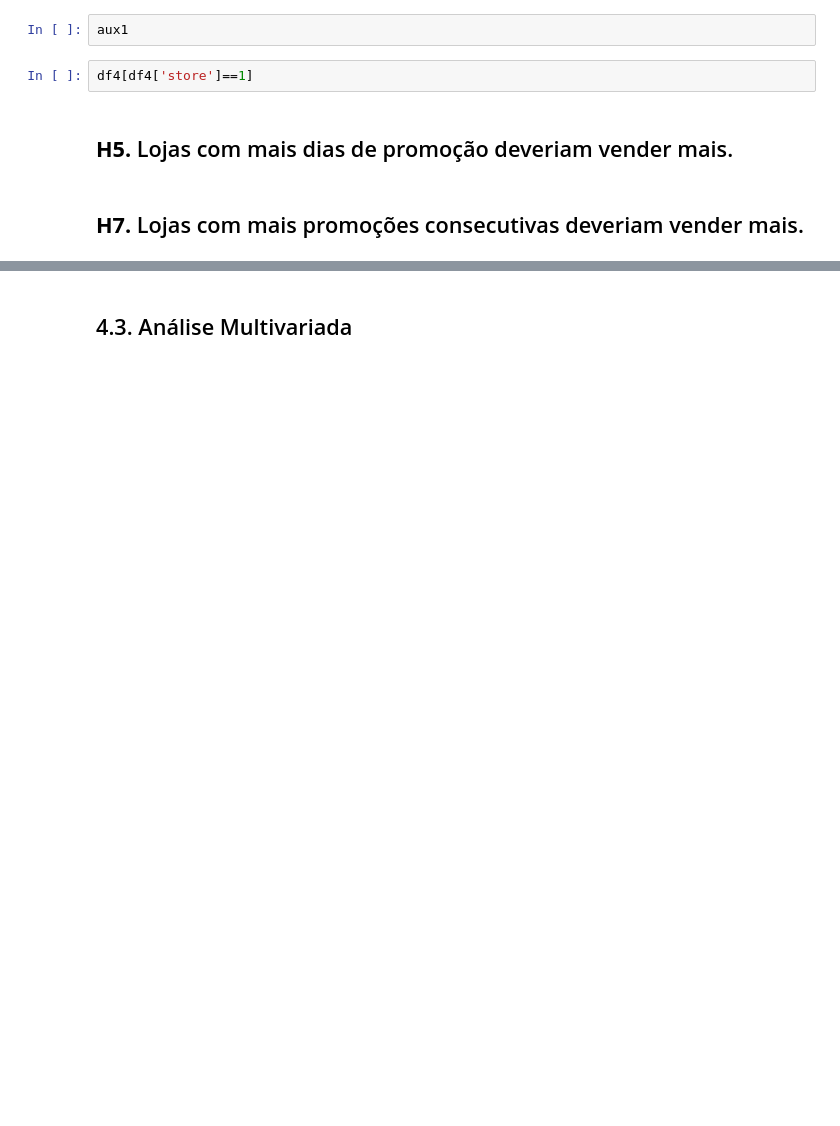
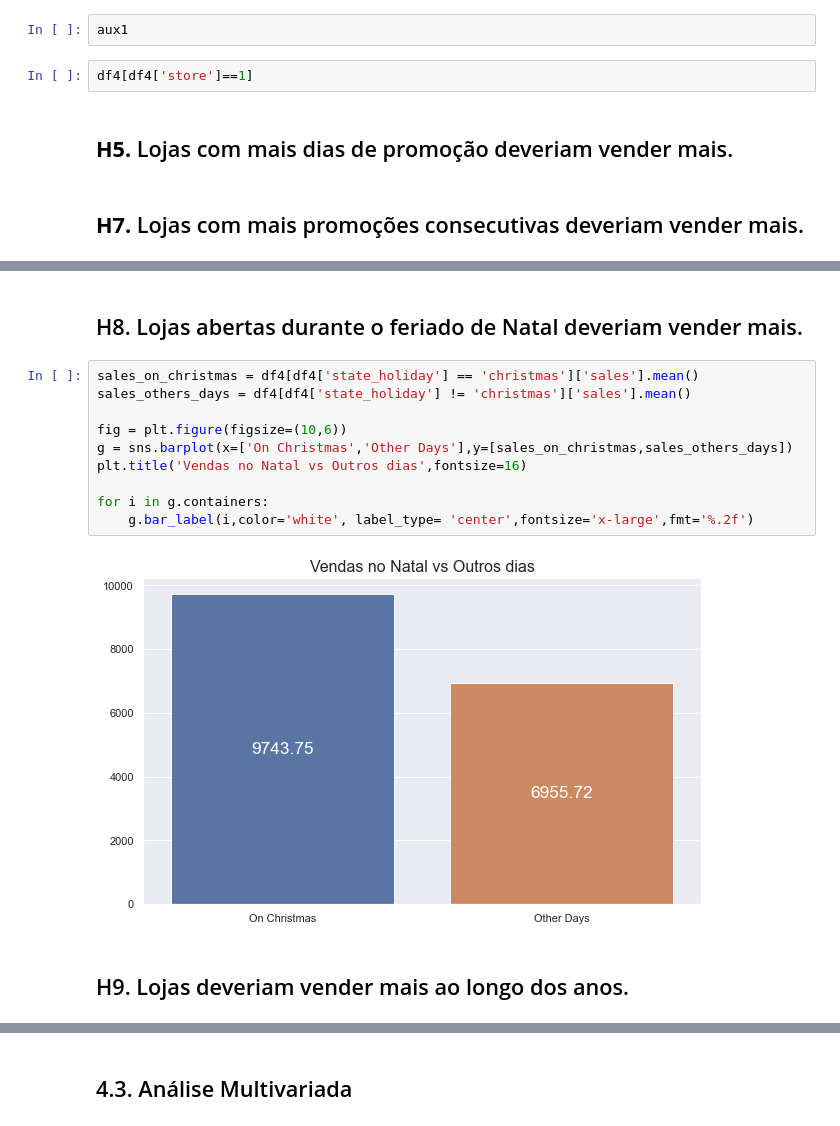
Before and after one commit to ArthurMesquita96/Rossmann-Predict-Sales, a Jupyter notebook: m03_v01_store_sales_predicton.ipynb, the cells around one changed output, grey strips where cells are left out. Drawn from its saved outputs; the diff is of its cells as text; blank space fills up the shorter version.

```diff
--- a/m03_v01_store_sales_predicton.ipynb
+++ b/m03_v01_store_sales_predicton.ipynb
@@ -657,0 +719,16 @@ aux2.plot()
+# %% [markdown]
+## H8. Lojas abertas durante o feriado de Natal deveriam vender mais.
+# %%
+sales_on_christmas = df4[df4['state_holiday'] == 'christmas']['sales'].mean()
+sales_others_days = df4[df4['state_holiday'] != 'christmas']['sales'].mean()
+
+fig = plt.figure(figsize=(10,6))
+g = sns.barplot(x=['On Christmas','Other Days'],y=[sales_on_christmas,sales_others_days])
+plt.title('Vendas no Natal vs Outros dias',fontsize=16)
+
+for i in g.containers:
+    g.bar_label(i,color='white', label_type= 'center',fontsize='x-large',fmt='%.2f')
+# %% [output]
+[figure, added]
+# %% [markdown]
+## H9. Lojas deveriam vender mais ao longo dos anos.
```
Also changed, not shown: parts of 33 cells of this notebook.
